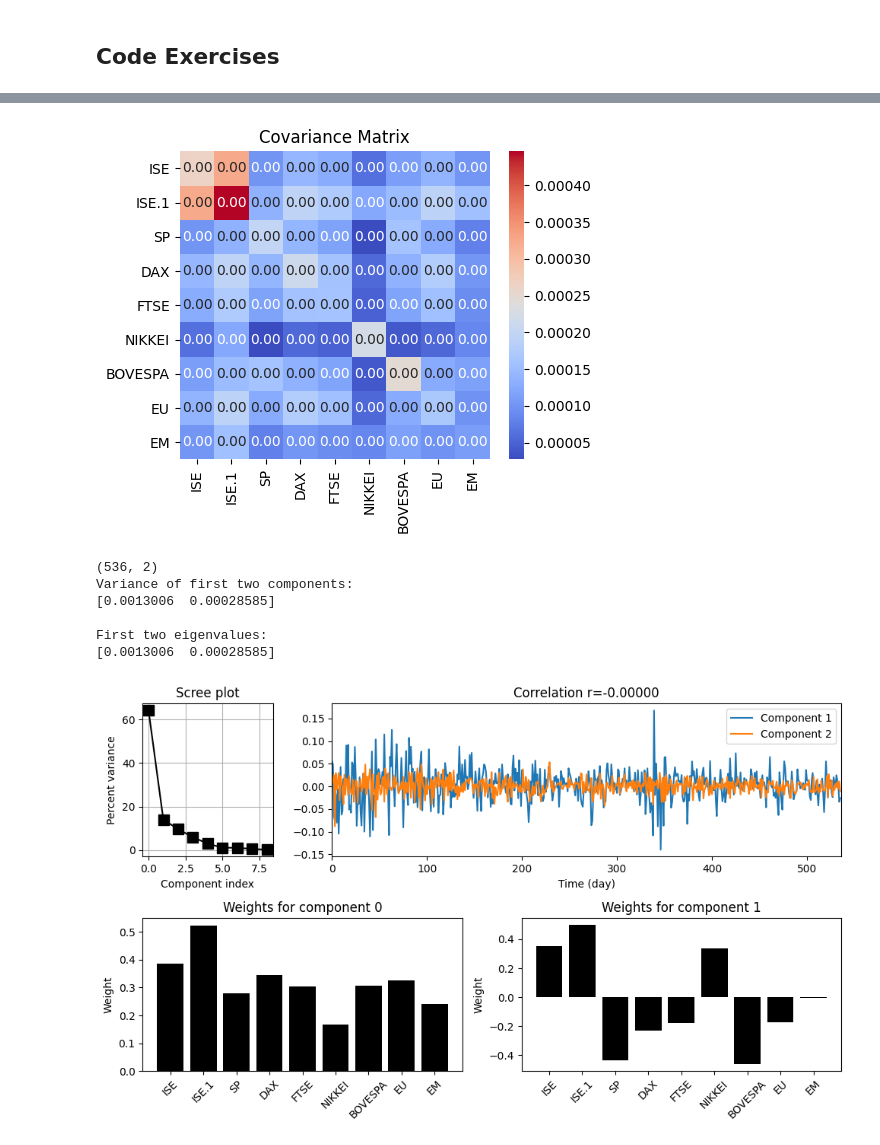
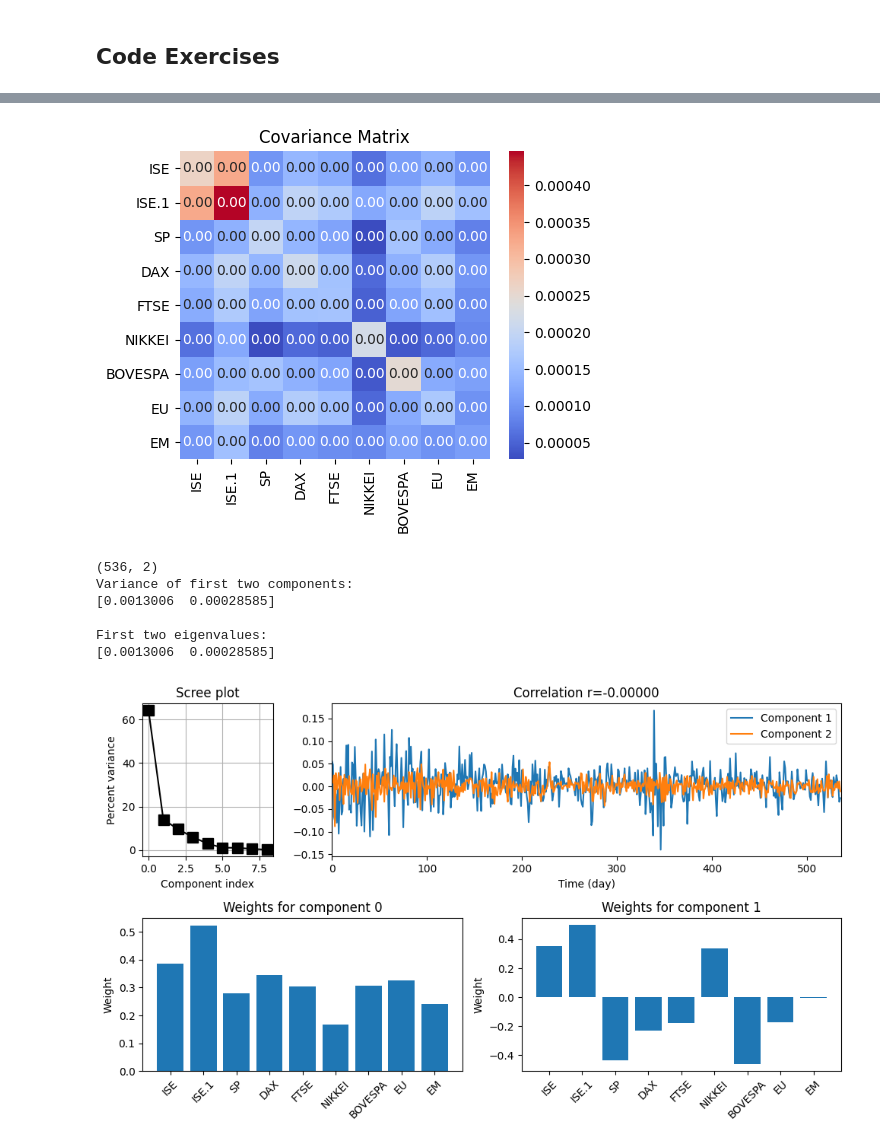
Before and after one commit to MiesnerJacob/practical-linear-algebra-for-data-science, a Jupyter notebook: 15-eigendecomposition-and-svd-applications.ipynb, the cells around one changed output, grey strips where cells are left out. Cells and saved outputs as stored; diff of their text form; code cells hidden in the pictures.

```diff
--- a/15-eigendecomposition-and-svd-applications.ipynb
+++ b/15-eigendecomposition-and-svd-applications.ipynb
@@ -148,7 +149,7 @@ ax2.set_title(f'Correlation r={np.corrcoef(component_scores.T)[0, 1]:.5f}')
 # Bar plots of component loadings
 axs = [fig.add_subplot(gs[1, :2]), fig.add_subplot(gs[1, 2:])]
 for i in range(2):
-    axs[i].bar(range(data_matrix_centered.shape[1]), eigenvectors[:, i], color='black')
+    axs[i].bar(range(data_matrix_centered.shape[1]), eigenvectors[:, i])
     axs[i].set_xticks(range(data_matrix_centered.shape[1]))
     axs[i].set_xticklabels(data.columns, rotation=45)
     axs[i].set_ylabel('Weight')
@@ -156,31 +157,31 @@ for i in range(2):
 
 plt.tight_layout()
 plt.show()
 # %% [output]
 Index(['ISE', 'ISE.1', 'SP', 'DAX', 'FTSE', 'NIKKEI', 'BOVESPA', 'EU', 'EM'], dtype='object')
                  ISE     ISE.1        SP       DAX      FTSE    NIKKEI  \
 date
 2009-01-05  0.035754  0.038376 -0.004679  0.002193  0.003894  0.000000
 2009-01-06  0.025426  0.031813  0.007787  0.008455  0.012866  0.004162
 2009-01-07 -0.028862 -0.026353 -0.030469 -0.017833 -0.028735  0.017293
 2009-01-08 -0.062208 -0.084716  0.003391 -0.011726 -0.000466 -0.040061
 2009-01-09  0.009860  0.009658 -0.021533 -0.019873 -0.012710 -0.004474
 
              BOVESPA        EU        EM
 date
 2009-01-05  0.031190  0.012698  0.028524
 ... (58 lines left out)
 2011-02-21 -0.011942 -0.012615 -0.000958
 2011-02-22 -0.012252 -0.005465 -0.014297
 
 [536 rows x 9 columns]>
 [figure]
 [figure]
 [figure]
 (536, 2)
 Variance of first two components:
 [0.0013006  0.00028585]
 
 First two eigenvalues:
 [0.0013006  0.00028585]
-[figure, old version]
+[figure, new version]
```
Also changed, not shown: parts of 7 cells of this notebook.
